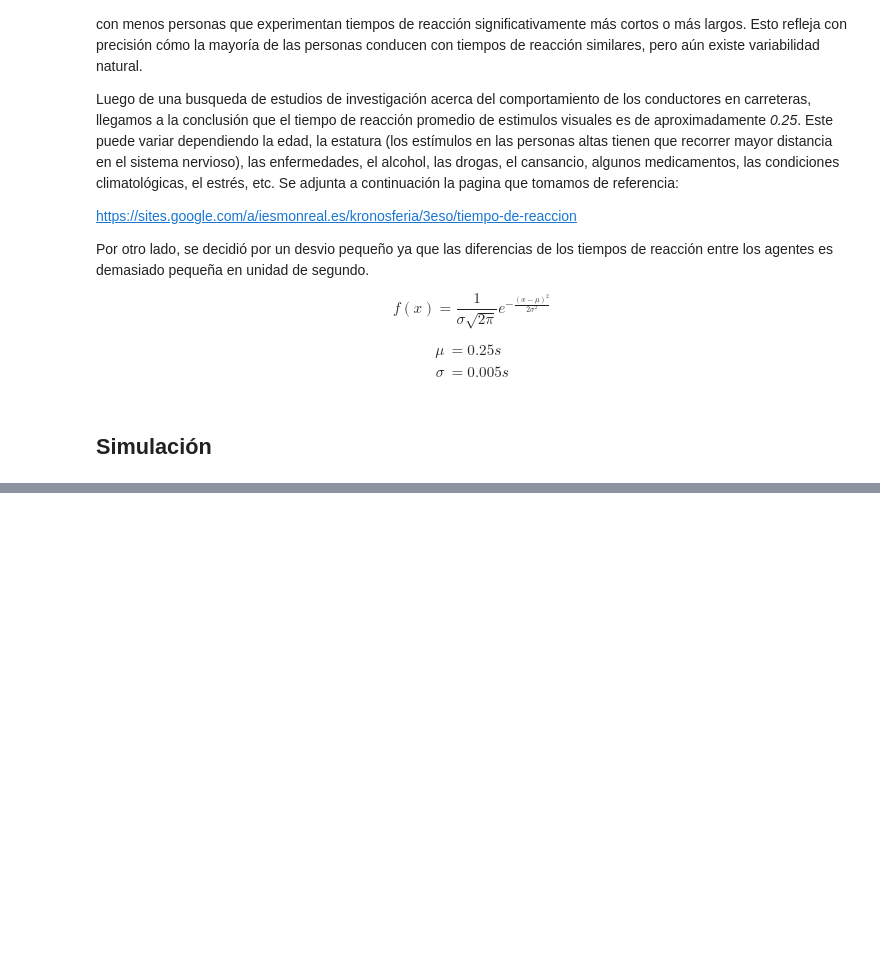
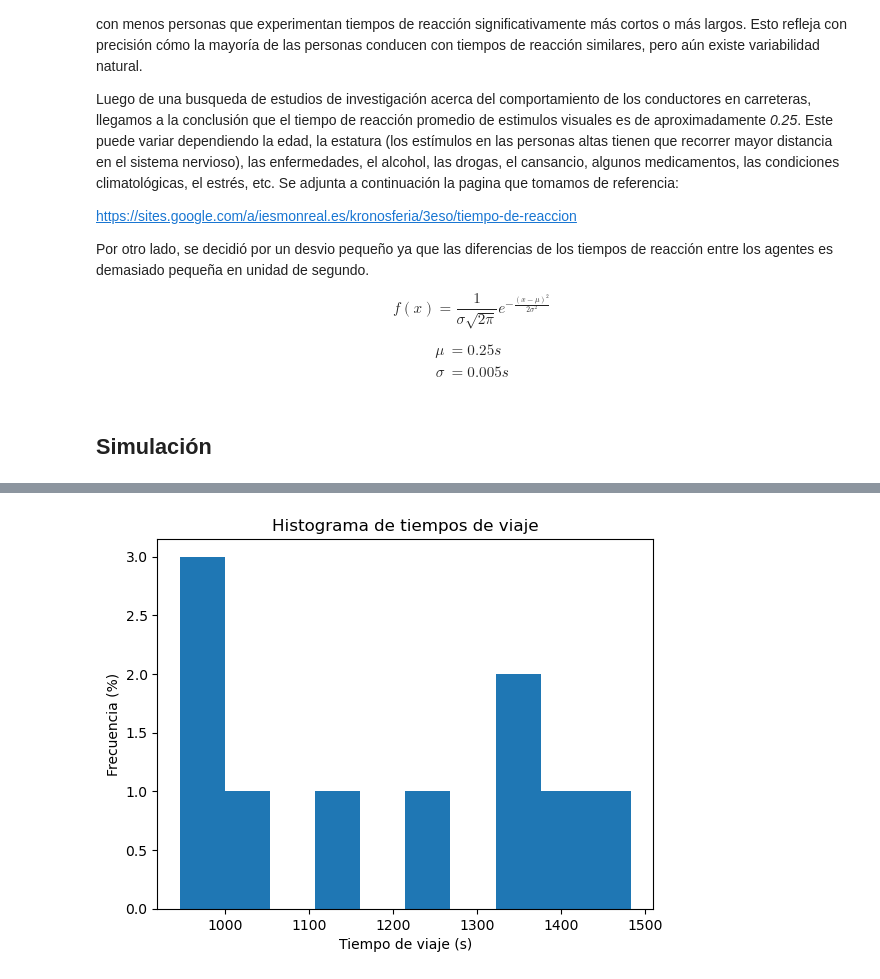
Before and after one commit to azulnogueraa/Agent-Based-Model---Gral-Paz, a Jupyter notebook: simulacion.ipynb, the cells around one changed output, grey strips where cells are left out. Drawn from its saved outputs; the diff is of its cells as text; code cells hidden in the pictures; blank space fills up the shorter version.

```diff
--- a/simulacion.ipynb
+++ b/simulacion.ipynb
@@ -670,0 +654,11 @@ Promedio de choques en 1 simulaciones: 0
+# %%
+trip_times = pd.read_csv('./data/trip_times.csv')
+
+plt.hist(trip_times['Time'], bins=10)
+plt.xlabel('Tiempo de viaje (s)')
+plt.ylabel('Frecuencia (%)')
+plt.title('Histograma de tiempos de viaje')
+
+plt.show()
+# %% [output]
+[figure, added]
```
Also changed, not shown: parts of 6 cells of this notebook, 1 other file.
